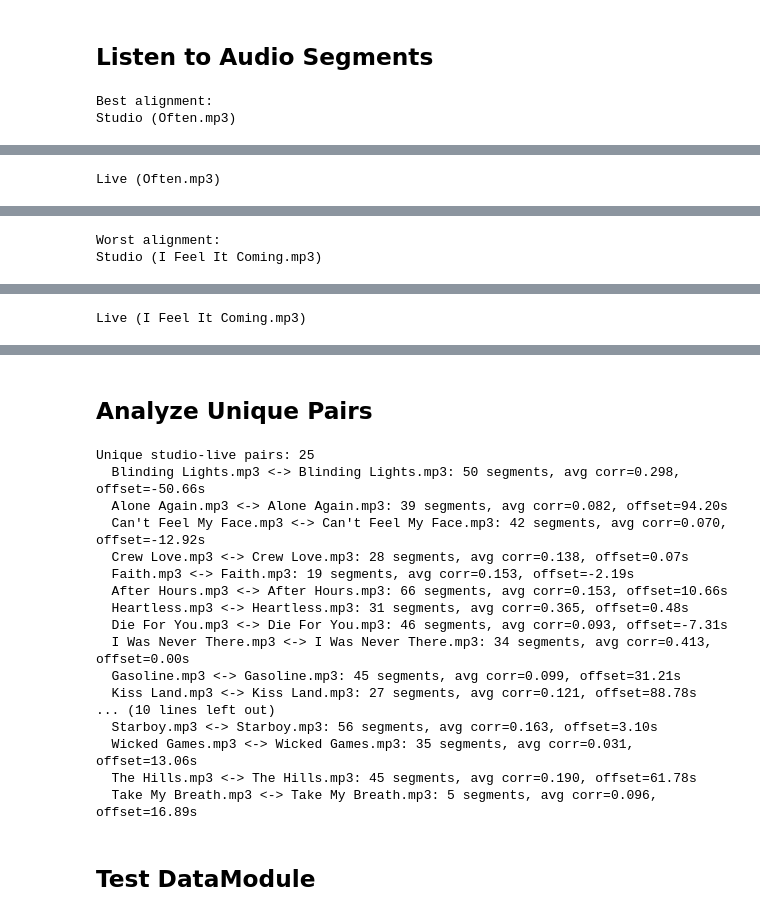
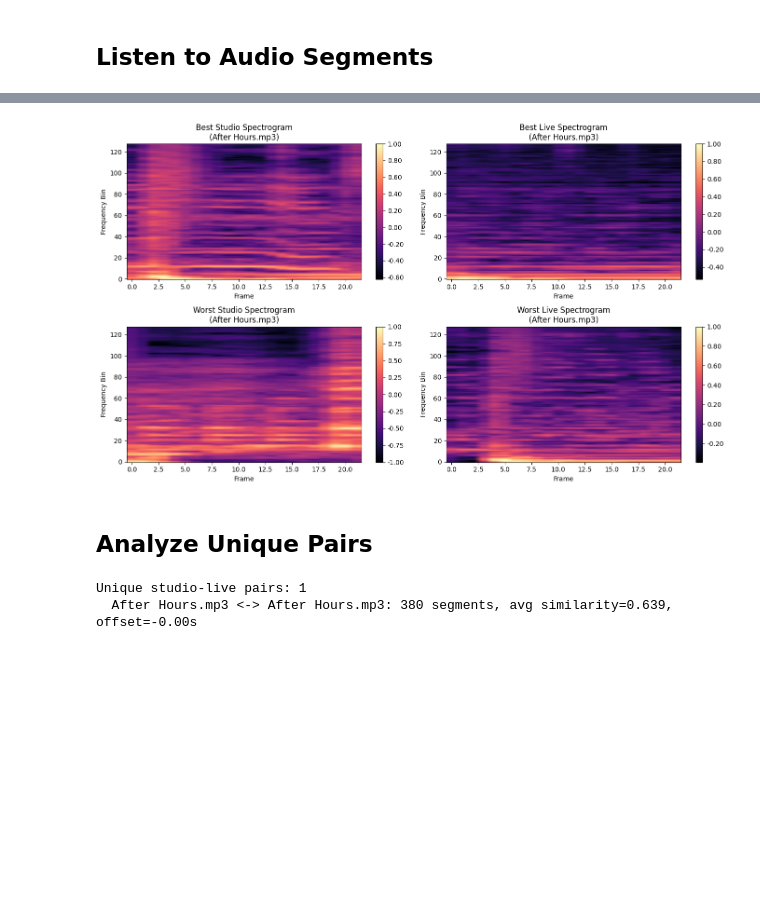
Before and after one commit to ved-patel226/Liveify, a Jupyter notebook: src/notebooks/dataset_vis.ipynb, the cells around one changed output, grey strips where cells are left out. Cells and saved outputs as stored; diff of their text form; code cells hidden in the pictures; blank space fills up the shorter version.

```diff
--- a/src/notebooks/dataset_vis.ipynb
+++ b/src/notebooks/dataset_vis.ipynb
@@ -136,20 +135,35 @@ plt.show()
 # %% [markdown]
 ## Listen to Audio Segments
 # %%
-print("Best alignment:")
-print(f"Studio ({best_info['studio_name']})")
-display(Audio(best_x.numpy(), rate=sr))
+# --- Spectrogram plots ---
+fig, axes = plt.subplots(2, 2, figsize=(14, 8))
 
-print(f"\nLive ({best_info['live_name']})")
-display(Audio(best_y.numpy(), rate=sr))
+# Best alignment spectrograms
+im0 = axes[0, 0].imshow(best_spec_x, aspect='auto', origin='lower', cmap='magma')
+axes[0, 0].set_title(f"Best Studio Spectrogram\n({best_info['studio_name']})")
+axes[0, 0].set_ylabel('Frequency Bin')
+axes[0, 0].set_xlabel('Frame')
+plt.colorbar(im0, ax=axes[0, 0], format="%.2f")
 
+im1 = axes[0, 1].imshow(best_spec_y, aspect='auto', origin='lower', cmap='magma')
+axes[0, 1].set_title(f"Best Live Spectrogram\n({best_info['live_name']})")
+axes[0, 1].set_ylabel('Frequency Bin')
+axes[0, 1].set_xlabel('Frame')
+plt.colorbar(im1, ax=axes[0, 1], format="%.2f")
 
-print("Worst alignment:")
-print(f"Studio ({worst_info['studio_name']})")
-display(Audio(worst_x.numpy(), rate=sr))
+# Worst alignment spectrograms
+im2 = axes[1, 0].imshow(worst_spec_x, aspect='auto', origin='lower', cmap='magma')
+axes[1, 0].set_title(f"Worst Studio Spectrogram\n({worst_info['studio_name']})")
+axes[1, 0].set_ylabel('Frequency Bin')
+axes[1, 0].set_xlabel('Frame')
+plt.colorbar(im2, ax=axes[1, 0], format="%.2f")
 
-print(f"\nLive ({worst_info['live_name']})")
-display(Audio(worst_y.numpy(), rate=sr))
+im3 = axes[1, 1].imshow(worst_spec_y, aspect='auto', origin='lower', cmap='magma')
+axes[1, 1].set_title(f"Worst Live Spectrogram\n({worst_info['live_name']})")
+axes[1, 1].set_ylabel('Frequency Bin')
+axes[1, 1].set_xlabel('Frame')
+plt.colorbar(im3, ax=axes[1, 1], format="%.2f")
+
+plt.tight_layout()
+plt.show()
 # %% [output]
-Best alignment:
-Studio (Often.mp3)
@@ -157 +169,0 @@ Studio (Often.mp3)
-Live (Often.mp3)
@@ -159,2 +169,0 @@ Live (Often.mp3)
-Worst alignment:
-Studio (I Feel It Coming.mp3)
@@ -162 +169,0 @@ Studio (I Feel It Coming.mp3)
-Live (I Feel It Coming.mp3)
@@ -164,3 +170,4 @@ Live (I Feel It Coming.mp3)
+[figure, added]
 # %% [markdown]
 ## Analyze Unique Pairs
 # %%
@@ -174,26 +181,9 @@ for i, info in enumerate(pairs_info):
 print(f"Unique studio-live pairs: {len(unique_pairs)}")
 for pair_key, segments in unique_pairs.items():
     studio_name, live_name = pair_key
-    avg_corr = np.mean([seg[1]['correlation'] for seg in segments])
+    avg_sim = np.mean([seg[1]['lyric_similarity'] for seg in segments])
     offset_sec = segments[0][1]['offset_sec']
-    print(f"  {studio_name} <-> {live_name}: {len(segments)} segments, avg corr={avg_corr:.3f}, offset={offset_sec:.2f}s")
+    print(f"  {studio_name} <-> {live_name}: {len(segments)} segments, avg similarity={avg_sim:.3f}, offset={offset_sec:.2f}s")
 # %% [output]
-Unique studio-live pairs: 25
-  Blinding Lights.mp3 <-> Blinding Lights.mp3: 50 segments, avg corr=0.298, offset=-50.66s
-  Alone Again.mp3 <-> Alone Again.mp3: 39 segments, avg corr=0.082, offset=94.20s
-  Can't Feel My Face.mp3 <-> Can't Feel My Face.mp3: 42 segments, avg corr=0.070, offset=-12.92s
-  Crew Love.mp3 <-> Crew Love.mp3: 28 segments, avg corr=0.138, offset=0.07s
-  Faith.mp3 <-> Faith.mp3: 19 segments, avg corr=0.153, offset=-2.19s
-  After Hours.mp3 <-> After Hours.mp3: 66 segments, avg corr=0.153, offset=10.66s
-  Heartless.mp3 <-> Heartless.mp3: 31 segments, avg corr=0.365, offset=0.48s
-  Die For You.mp3 <-> Die For You.mp3: 46 segments, avg corr=0.093, offset=-7.31s
-  I Was Never There.mp3 <-> I Was Never There.mp3: 34 segments, avg corr=0.413, offset=0.00s
-  Gasoline.mp3 <-> Gasoline.mp3: 45 segments, avg corr=0.099, offset=31.21s
-  Kiss Land.mp3 <-> Kiss Land.mp3: 27 segments, avg corr=0.121, offset=88.78s
-... (10 lines left out)
-  Starboy.mp3 <-> Starboy.mp3: 56 segments, avg corr=0.163, offset=3.10s
-  Wicked Games.mp3 <-> Wicked Games.mp3: 35 segments, avg corr=0.031, offset=13.06s
-  The Hills.mp3 <-> The Hills.mp3: 45 segments, avg corr=0.190, offset=61.78s
-  Take My Breath.mp3 <-> Take My Breath.mp3: 5 segments, avg corr=0.096, offset=16.89s
+Unique studio-live pairs: 1
+  After Hours.mp3 <-> After Hours.mp3: 380 segments, avg similarity=0.639, offset=-0.00s
-# %% [markdown]
-## Test DataModule
```
Also changed, not shown: parts of 8 cells of this notebook, 9 other files.
